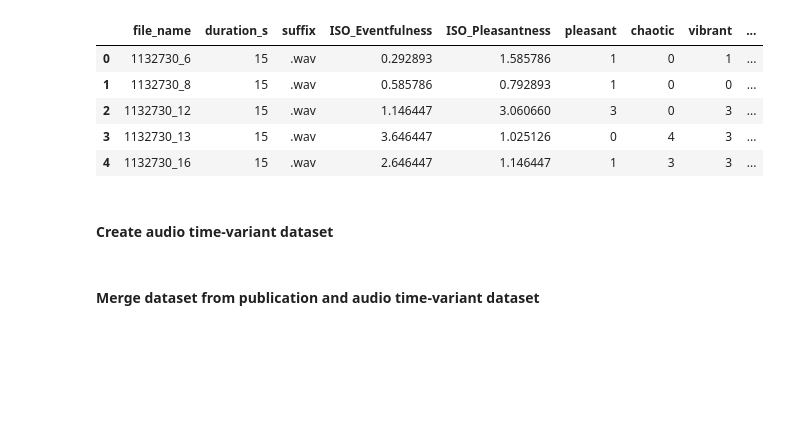
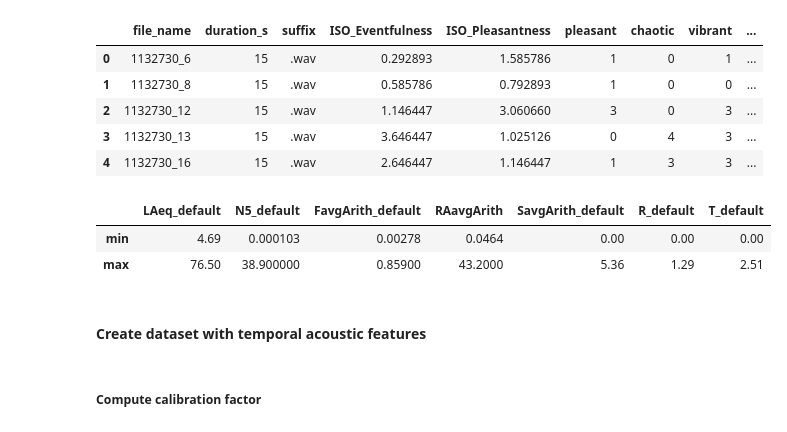
Before and after one commit to Maerdm/soundscape-search, a Jupyter notebook: dataset/dataset_creation.ipynb, the cells around one changed output. Drawn from its saved outputs; the diff is of its cells as text; code cells hidden in the pictures; blank space fills up the shorter version.

Commit message:
all temporal features implementation

```diff
--- a/dataset/dataset_creation.ipynb
+++ b/dataset/dataset_creation.ipynb
@@ -117,4 +129,16 @@ final_dataset.head()
 | 2 | 1132730_12 | 15 | .wav | 1.146447 | 3.060660 | 3 | 0 | 3 | ... |
 | 3 | 1132730_13 | 15 | .wav | 3.646447 | 1.025126 | 0 | 4 | 3 | ... |
 | 4 | 1132730_16 | 15 | .wav | 2.646447 | 1.146447 | 1 | 3 | 3 | ... |
+# %%
+# get min max ranges of acoustic features
+# --> used for Sliders in WebApp
+
+col = ['LAeq_default', 'N5_default', 'FavgArith_default', 'RAavgArith', 'SavgArith_default', 'R_default', 'T_default']
+
+min_max_values = final_dataset[col].agg({'min', 'max'})
+min_max_values
+# %% [output]
+|  | LAeq_default | N5_default | FavgArith_default | RAavgArith | SavgArith_default | R_default | T_default |
+| min | 4.69 | 0.000103 | 0.00278 | 0.0464 | 0.00 | 0.00 | 0.00 |
+| max | 76.50 | 38.900000 | 0.85900 | 43.2000 | 5.36 | 1.29 | 2.51 |
 # %%
@@ -121,5 +146,3 @@ final_dataset.head()
 final_dataset.to_csv('../dataset/FinalDataset.csv', sep=';', index=False)
 # %% [markdown]
-#### Create audio time-variant dataset
+#### Create dataset with temporal acoustic features
-# %% [markdown]
-#### Merge dataset from publication and audio time-variant dataset
@@ -125,0 +153,2 @@ final_dataset.to_csv('../dataset/FinalDataset.csv', sep=';', index=False)
+# %% [markdown]
+##### Compute calibration factor
```
Also changed, not shown: parts of 14 cells of this notebook, 7 other files.
